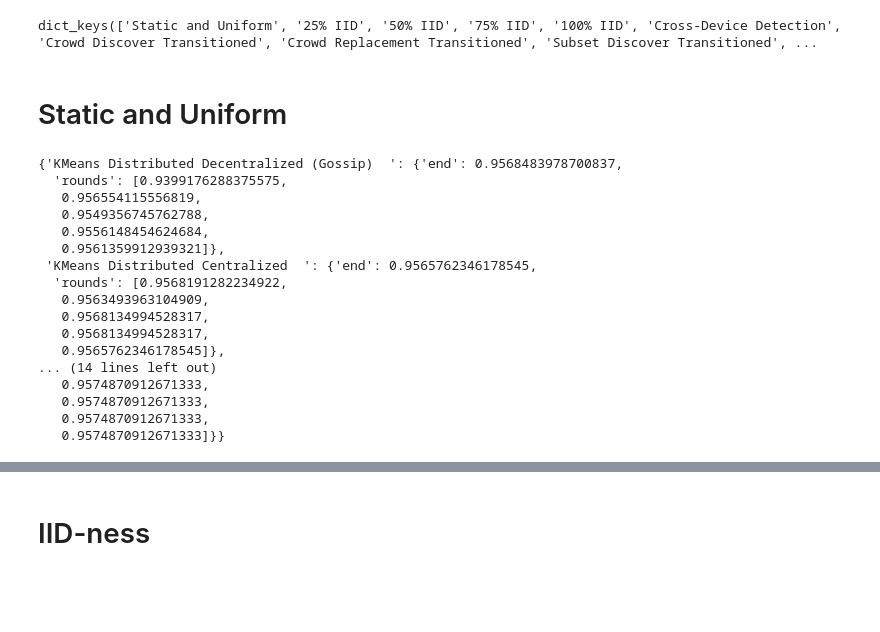
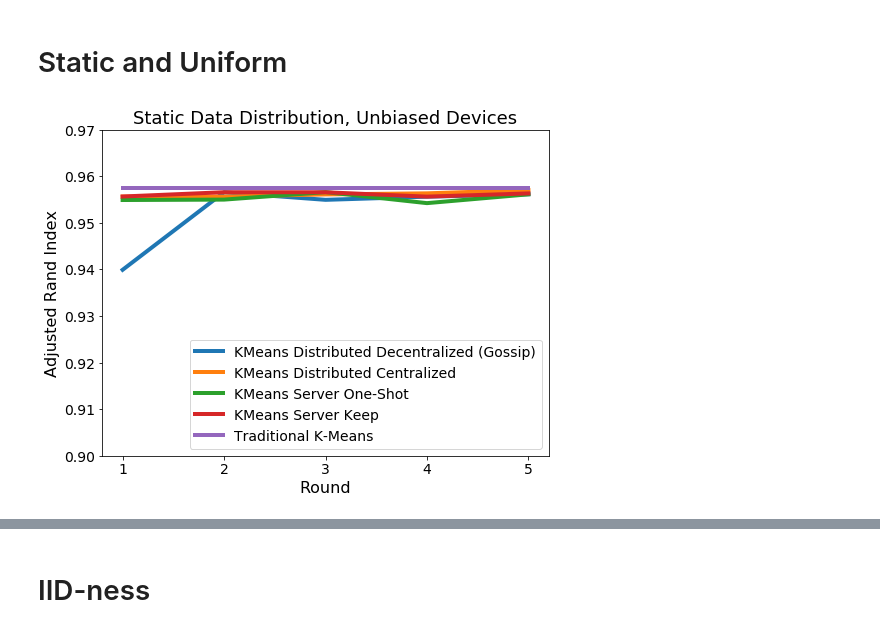
Before and after one commit to Danieltech99/CS-242-Clustering, a Jupyter notebook: generate_figures.ipynb, the cells around one changed output, grey strips where cells are left out. Cells and saved outputs as stored; diff of their text form; code cells hidden in the pictures; blank space fills up the shorter version.

Commit message:
Added touched up figures

```diff
--- a/generate_figures.ipynb
+++ b/generate_figures.ipynb
@@ -6,6 +7,0 @@ import matplotlib.pyplot as plt
-# %%
-with open("results-updated.json") as fp:
-    results = json.load(fp)
-results.keys()
-# %% [output]
-dict_keys(['Static and Uniform', '25% IID', '50% IID', '75% IID', '100% IID', 'Cross-Device Detection', 'Crowd Discover Transitioned', 'Crowd Replacement Transitioned', 'Subset Discover Transitioned', ...
@@ -12,23 +22,28 @@ dict_keys(['Static and Uniform', '25% IID', '50% IID', '75% IID', '100% IID', 'C
+# %%
+labels = {
+    'KMeans Distributed Decentralized (Gossip)  ': 'KMeans Distributed Decentralized (Gossip)',
+    'KMeans Distributed Centralized  ': 'KMeans Distributed Centralized',
+    'KMeans Server  ': 'KMeans Server One-Shot',
+    'KMeans Server Keep  ': 'KMeans Server Keep',
+    'Traditional K-Means': 'Traditional K-Means'
+}
 # %% [markdown]
 # Static and Uniform
 # %%
-results["Static and Uniform"]
+# results["Static and Uniform"]
-# %% [output]
-{'KMeans Distributed Decentralized (Gossip)  ': {'end': 0.9568483978700837,
-  'rounds': [0.9399176288375575,
-   0.956554115556819,
-   0.9549356745762788,
-   0.9556148454624684,
-   0.9561359912939321]},
- 'KMeans Distributed Centralized  ': {'end': 0.9565762346178545,
-  'rounds': [0.9568191282234922,
-   0.9563493963104909,
-   0.9568134994528317,
-   0.9568134994528317,
-   0.9565762346178545]},
-... (14 lines left out)
-   0.9574870912671333,
-   0.9574870912671333,
-   0.9574870912671333,
-   0.9574870912671333]}}
+# %%
+plt.figure(figsize=(8, 6))
+for label, data in results["Static and Uniform"].items():
+    plt.plot(range(1, len(data["rounds"]) + 1), data["rounds"], label=labels[label], linewidth=4)
+plt.title("Static Data Distribution, Unbiased Devices", fontsize=18)
+plt.xlabel("Round", fontsize=16)
+plt.xticks(range(1, 6), fontsize=14)
+plt.ylabel("Adjusted Rand Index", fontsize=16)
+# plt.ylim(0.8, 0.975)
+plt.yticks(np.arange(0.9, 0.971, 0.01), fontsize=14)
+plt.legend(loc="lower right", prop={'size': 14})
+plt.savefig("Figures/fig2.png", dpi=300)
+plt.show()
+# %% [output]
+[figure, added]
 # %%
```
Also changed, not shown: parts of 16 cells of this notebook, 9 other files.
